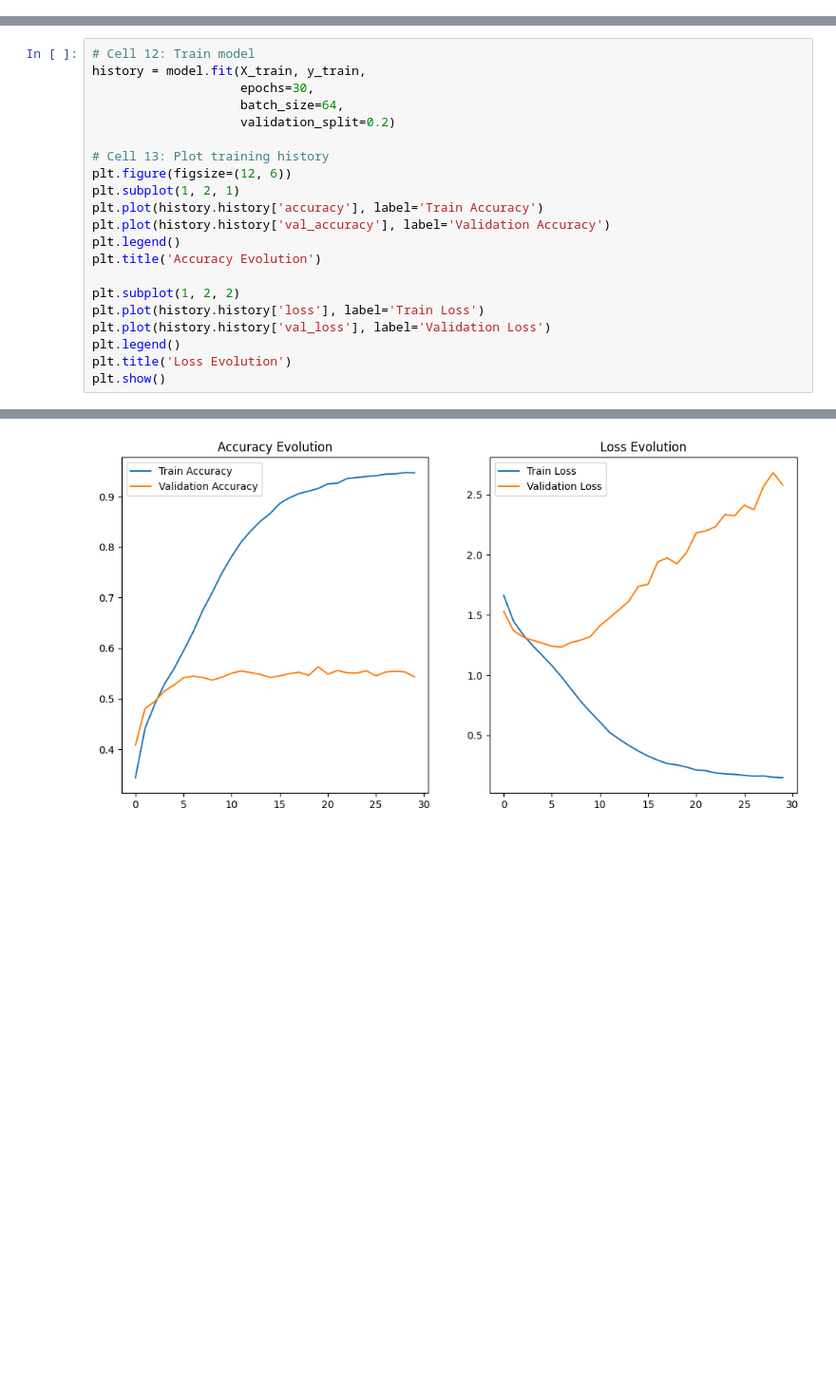
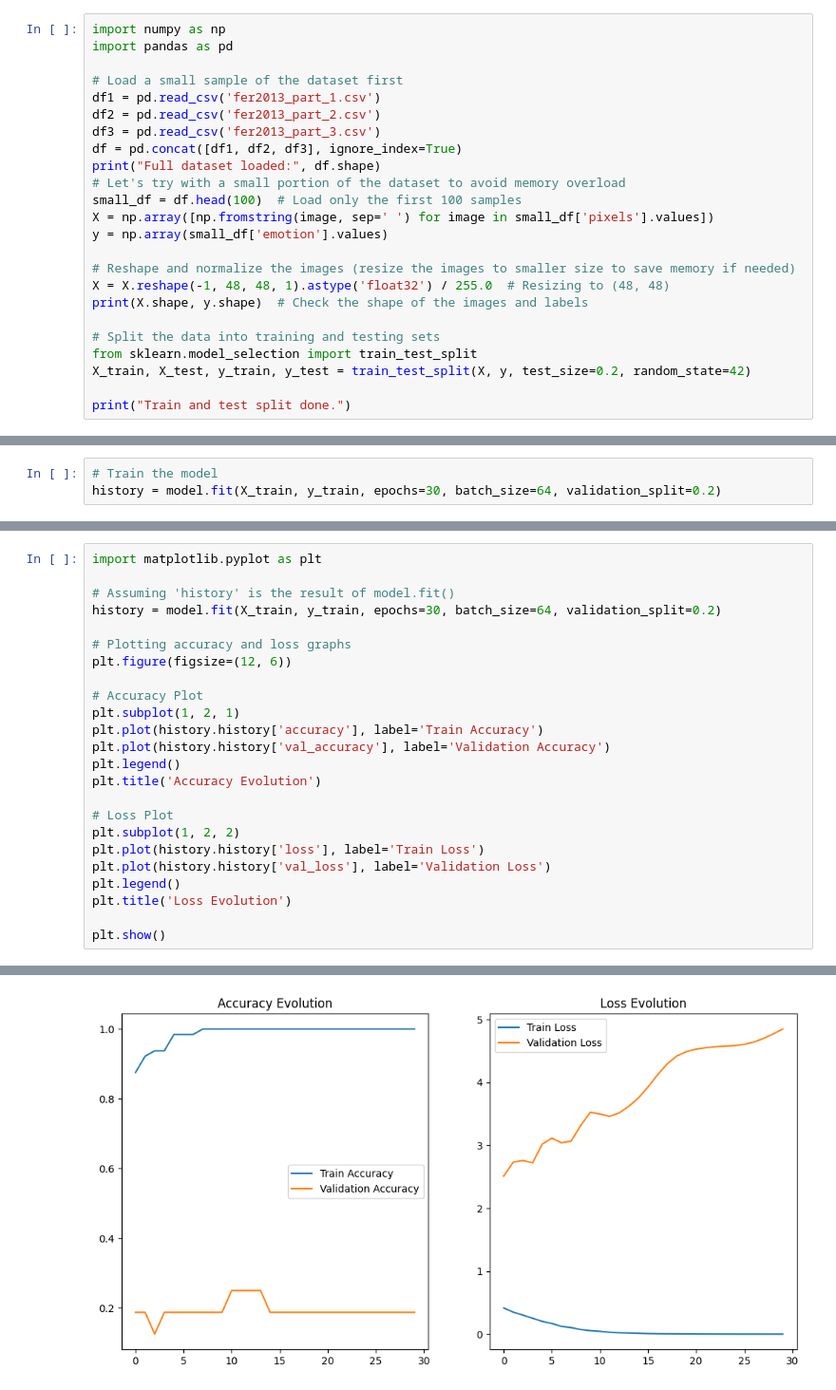
Before and after one commit to Srini04-0/zidio-emotion, a Jupyter notebook: FER2013_Emotion_Detection.ipynb, the cells around one changed output, grey strips where cells are left out. Shown at 95% size. Cells and saved outputs as stored; diff of their text form; blank space fills up the shorter version.

```diff
--- a/FER2013_Emotion_Detection.ipynb
+++ b/FER2013_Emotion_Detection.ipynb
@@ -86,0 +35,24 @@ plt.show()
+# %%
+import numpy as np
+import pandas as pd
+
+# Load a small sample of the dataset first
+df1 = pd.read_csv('fer2013_part_1.csv')
+df2 = pd.read_csv('fer2013_part_2.csv')
+df3 = pd.read_csv('fer2013_part_3.csv')
+df = pd.concat([df1, df2, df3], ignore_index=True)
+print("Full dataset loaded:", df.shape)
+# Let's try with a small portion of the dataset to avoid memory overload
+small_df = df.head(100)  # Load only the first 100 samples
+X = np.array([np.fromstring(image, sep=' ') for image in small_df['pixels'].values])
+y = np.array(small_df['emotion'].values)
+
+# Reshape and normalize the images (resize the images to smaller size to save memory if needed)
+X = X.reshape(-1, 48, 48, 1).astype('float32') / 255.0  # Resizing to (48, 48)
+print(X.shape, y.shape)  # Check the shape of the images and labels
+
+# Split the data into training and testing sets
+from sklearn.model_selection import train_test_split
+X_train, X_test, y_train, y_test = train_test_split(X, y, test_size=0.2, random_state=42)
+
+print("Train and test split done.")
@@ -130,0 +94,3 @@ _________________________________________________________________
+# %%
+# Train the model
+history = model.fit(X_train, y_train, epochs=30, batch_size=64, validation_split=0.2)
@@ -131,23 +115,26 @@ _________________________________________________________________
 # %%
-# Cell 12: Train model
-history = model.fit(X_train, y_train,
-                    epochs=30,
-                    batch_size=64,
-                    validation_split=0.2)
+import matplotlib.pyplot as plt
 
-# Cell 13: Plot training history
+# Assuming 'history' is the result of model.fit()
+history = model.fit(X_train, y_train, epochs=30, batch_size=64, validation_split=0.2)
+
+# Plotting accuracy and loss graphs
 plt.figure(figsize=(12, 6))
+
+# Accuracy Plot
 plt.subplot(1, 2, 1)
 plt.plot(history.history['accuracy'], label='Train Accuracy')
 plt.plot(history.history['val_accuracy'], label='Validation Accuracy')
 plt.legend()
 plt.title('Accuracy Evolution')
 
+# Loss Plot
 plt.subplot(1, 2, 2)
 plt.plot(history.history['loss'], label='Train Loss')
 plt.plot(history.history['val_loss'], label='Validation Loss')
 plt.legend()
 plt.title('Loss Evolution')
+
 plt.show()
 # %% [output]
 Epoch 1/30
@@ -173 +157 @@ Epoch 30/30
-[figure, old version]
+[figure, new version]
```
Also changed, not shown: parts of 21 cells of this notebook.
